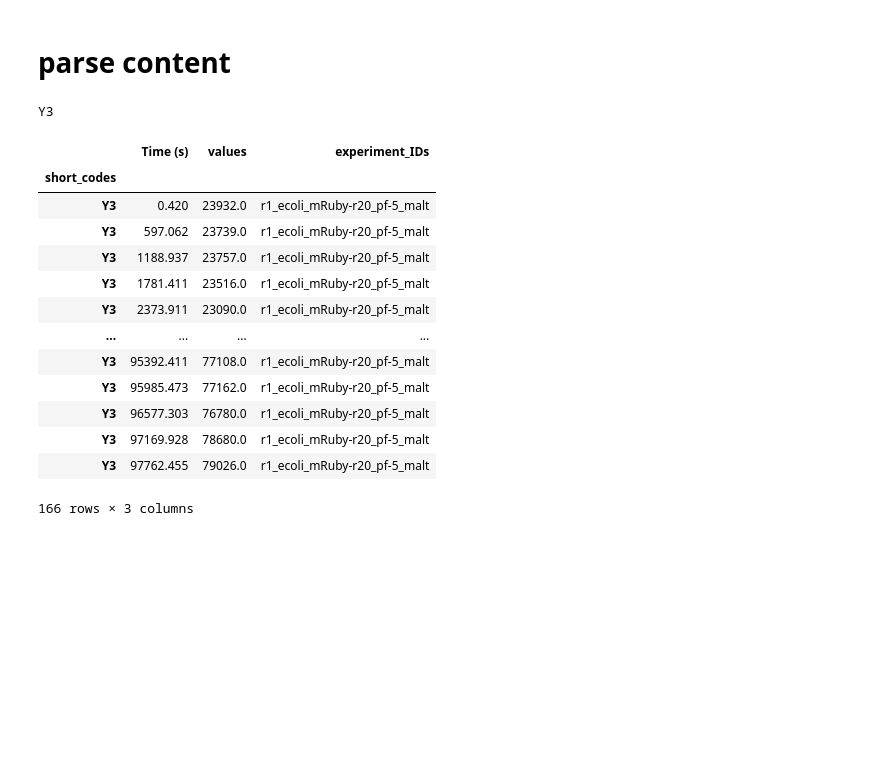
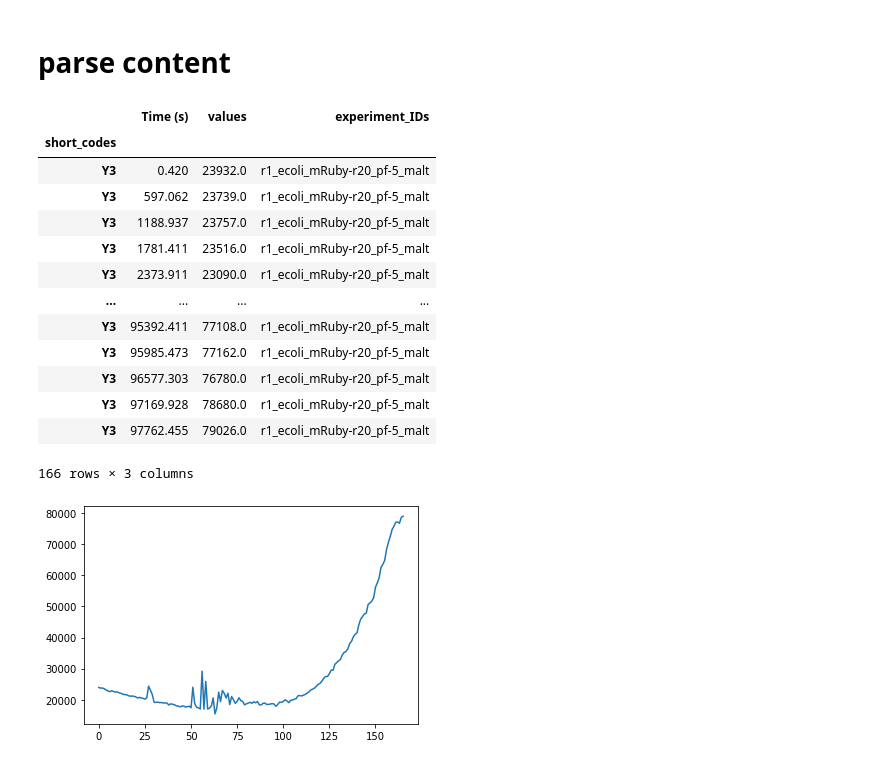
Before and after one commit to ModelSEED/ProjectNotebooks, a Jupyter notebook: CommunityModeling/CommFitting/standardized_data/standardized.ipynb, the cells around one changed output. Cells and saved outputs as stored; diff of their text form; code cells hidden in the pictures; blank space fills up the shorter version.

```diff
--- a/CommunityModeling/CommFitting/standardized_data/standardized.ipynb
+++ b/CommunityModeling/CommFitting/standardized_data/standardized.ipynb
@@ -62,25 +62,32 @@ redefine_index(community_OD)
 # %%
 # community_OD.head()
 # print(ecoli.index[-2:])
+from scipy.constants import hour
+from numpy import diff, mean, rint, std
+from matplotlib import pyplot
 
-indices = set(pflourescens.index)
-for trial in indices:
+for trial in set(pflourescens.index):
     minor = pflourescens[pflourescens.index == trial]
+    timesteps = minor["Time (s)"].to_list()
+    simulation_time = timesteps[-1]/hour
+    timestep_hr = mean(diff(timesteps))
+    fig, ax = pyplot.subplots()
+    ax.plot(rint(minor["Time (s)"].to_numpy()/timestep_hr), minor["values"].to_numpy(), label=minor.index[0])
     display(minor)
     break
 # %% [output]
+|  | Time (s) | values | experiment_IDs |
+| short_codes |  |  |  |
+| Y3 | 0.420 | 23932.0 | r1_ecoli_mRuby-r20_pf-5_malt |
+| Y3 | 597.062 | 23739.0 | r1_ecoli_mRuby-r20_pf-5_malt |
+| Y3 | 1188.937 | 23757.0 | r1_ecoli_mRuby-r20_pf-5_malt |
+| Y3 | 1781.411 | 23516.0 | r1_ecoli_mRuby-r20_pf-5_malt |
+| Y3 | 2373.911 | 23090.0 | r1_ecoli_mRuby-r20_pf-5_malt |
+| ... | ... | ... | ... |
+| Y3 | 95392.411 | 77108.0 | r1_ecoli_mRuby-r20_pf-5_malt |
+| Y3 | 95985.473 | 77162.0 | r1_ecoli_mRuby-r20_pf-5_malt |
+| Y3 | 96577.303 | 76780.0 | r1_ecoli_mRuby-r20_pf-5_malt |
+| Y3 | 97169.928 | 78680.0 | r1_ecoli_mRuby-r20_pf-5_malt |
+| Y3 | 97762.455 | 79026.0 | r1_ecoli_mRuby-r20_pf-5_malt |
-Y3
+166 rows × 3 columns
-|  | Time (s) | values | experiment_IDs |
-| short_codes |  |  |  |
-| Y3 | 0.420 | 23932.0 | r1_ecoli_mRuby-r20_pf-5_malt |
-| Y3 | 597.062 | 23739.0 | r1_ecoli_mRuby-r20_pf-5_malt |
-| Y3 | 1188.937 | 23757.0 | r1_ecoli_mRuby-r20_pf-5_malt |
-| Y3 | 1781.411 | 23516.0 | r1_ecoli_mRuby-r20_pf-5_malt |
-| Y3 | 2373.911 | 23090.0 | r1_ecoli_mRuby-r20_pf-5_malt |
-| ... | ... | ... | ... |
-| Y3 | 95392.411 | 77108.0 | r1_ecoli_mRuby-r20_pf-5_malt |
-| Y3 | 95985.473 | 77162.0 | r1_ecoli_mRuby-r20_pf-5_malt |
-| Y3 | 96577.303 | 76780.0 | r1_ecoli_mRuby-r20_pf-5_malt |
-| Y3 | 97169.928 | 78680.0 | r1_ecoli_mRuby-r20_pf-5_malt |
-| Y3 | 97762.455 | 79026.0 | r1_ecoli_mRuby-r20_pf-5_malt |
-166 rows × 3 columns
+[figure, added]
```
Also changed, not shown: 12 other files.
